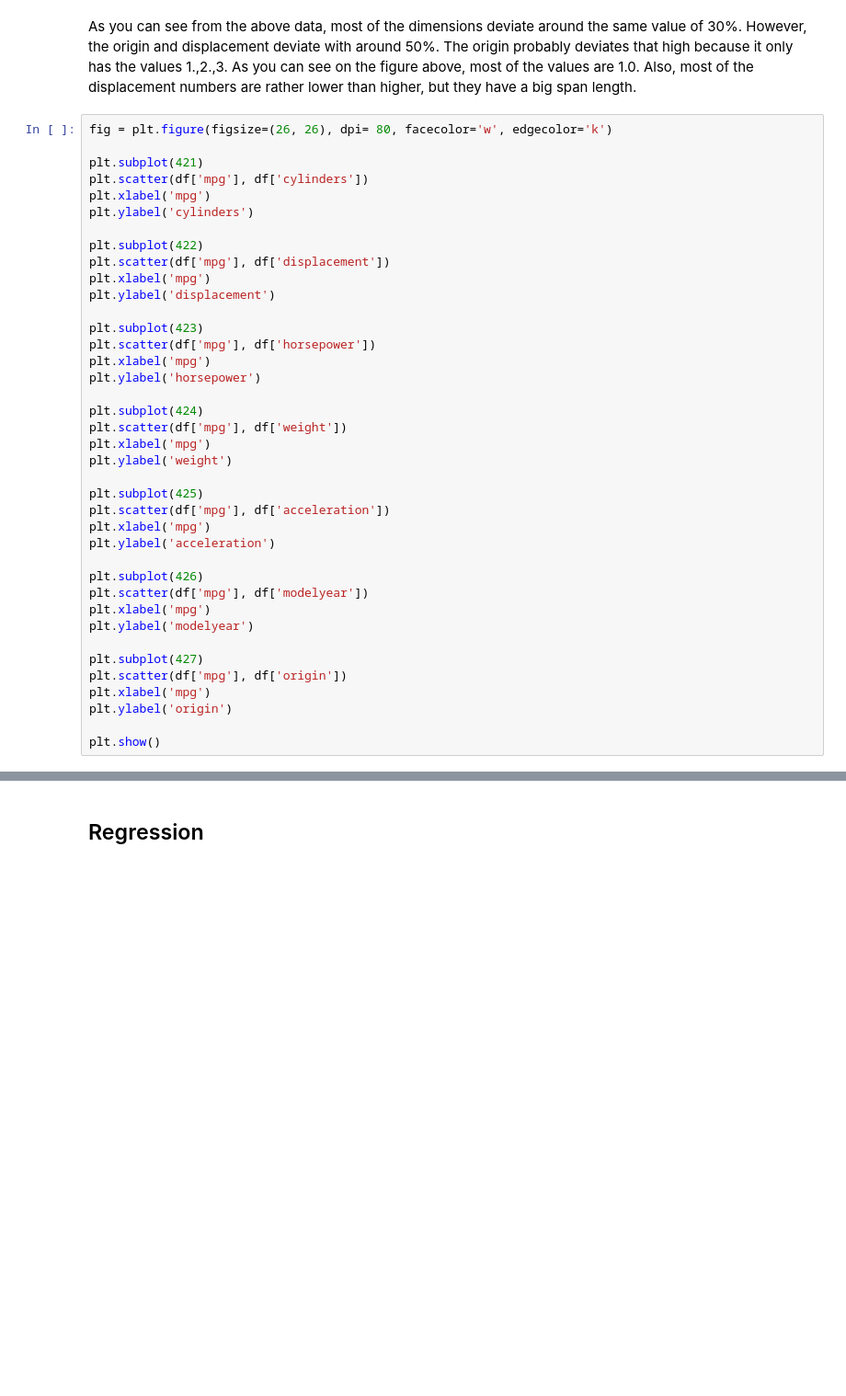
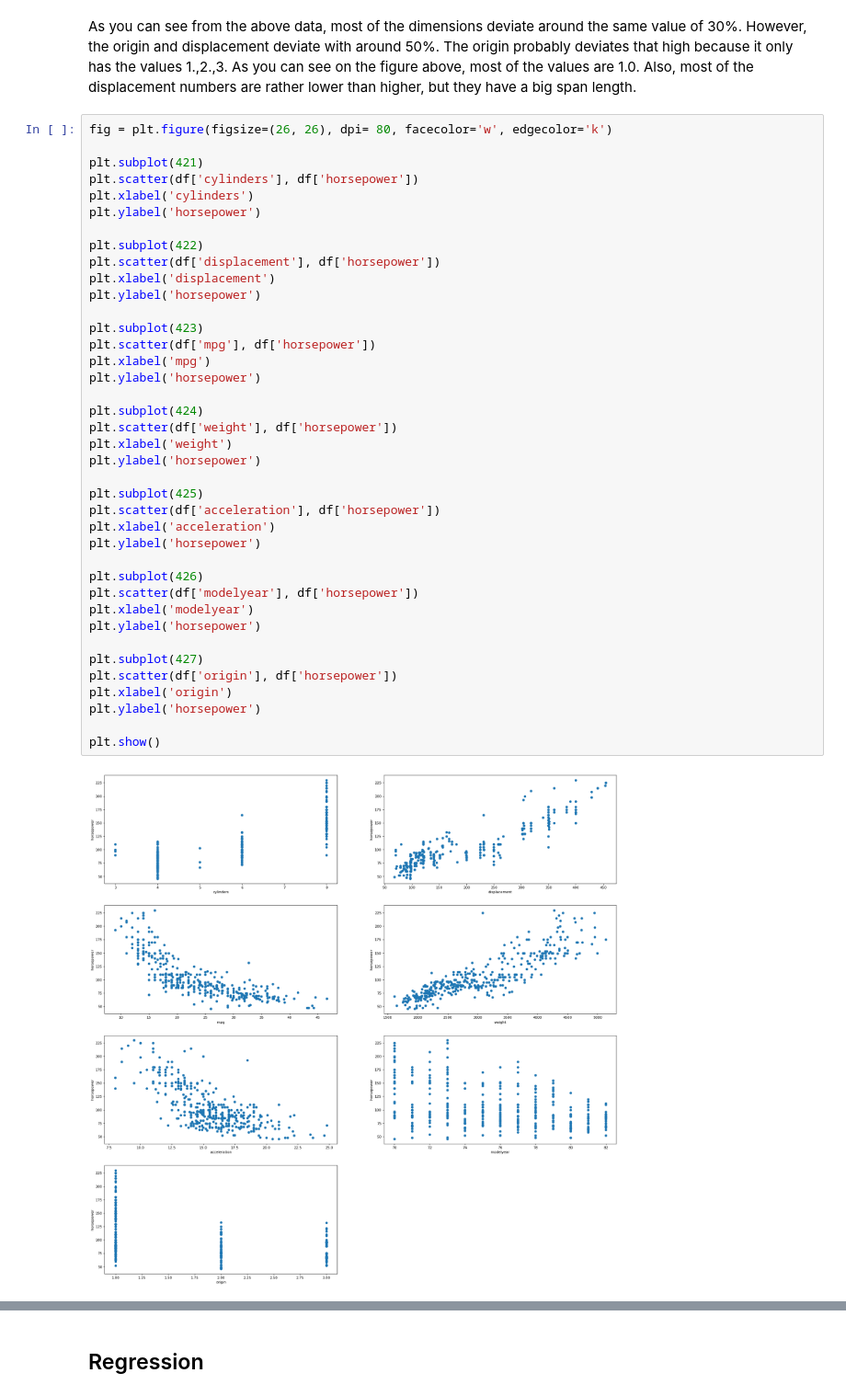
Before and after one commit to nikwlf/dswithcars, a Jupyter notebook: dscars.ipynb, the cells around one changed output, grey strips where cells are left out. Shown: that part at 92% size. Cells and saved outputs as stored; diff of their text form; blank space fills up the shorter version.

```diff
--- a/dscars.ipynb
+++ b/dscars.ipynb
@@ -146,39 +167,41 @@ Also, most of the displacement numbers are rather lower than higher, but they ha
 # %%
 fig = plt.figure(figsize=(26, 26), dpi= 80, facecolor='w', edgecolor='k')
 
 plt.subplot(421)
-plt.scatter(df['mpg'], df['cylinders'])
-plt.xlabel('mpg')
-plt.ylabel('cylinders')
+plt.scatter(df['cylinders'], df['horsepower'])
+plt.xlabel('cylinders')
+plt.ylabel('horsepower')
 
 plt.subplot(422)
-plt.scatter(df['mpg'], df['displacement'])
-plt.xlabel('mpg')
-plt.ylabel('displacement')
+plt.scatter(df['displacement'], df['horsepower'])
+plt.xlabel('displacement')
+plt.ylabel('horsepower')
 
 plt.subplot(423)
 plt.scatter(df['mpg'], df['horsepower'])
 plt.xlabel('mpg')
 plt.ylabel('horsepower')
 
 plt.subplot(424)
-plt.scatter(df['mpg'], df['weight'])
-plt.xlabel('mpg')
-plt.ylabel('weight')
+plt.scatter(df['weight'], df['horsepower'])
+plt.xlabel('weight')
+plt.ylabel('horsepower')
 
 plt.subplot(425)
-plt.scatter(df['mpg'], df['acceleration'])
-plt.xlabel('mpg')
-plt.ylabel('acceleration')
+plt.scatter(df['acceleration'], df['horsepower'])
+plt.xlabel('acceleration')
+plt.ylabel('horsepower')
 
 plt.subplot(426)
-plt.scatter(df['mpg'], df['modelyear'])
-plt.xlabel('mpg')
-plt.ylabel('modelyear')
+plt.scatter(df['modelyear'], df['horsepower'])
+plt.xlabel('modelyear')
+plt.ylabel('horsepower')
 
 plt.subplot(427)
-plt.scatter(df['mpg'], df['origin'])
-plt.xlabel('mpg')
-plt.ylabel('origin')
+plt.scatter(df['origin'], df['horsepower'])
+plt.xlabel('origin')
+plt.ylabel('horsepower')
 
 plt.show()
+# %% [output]
+[figure, added]
```
Also changed, not shown: parts of 19 cells of this notebook.
